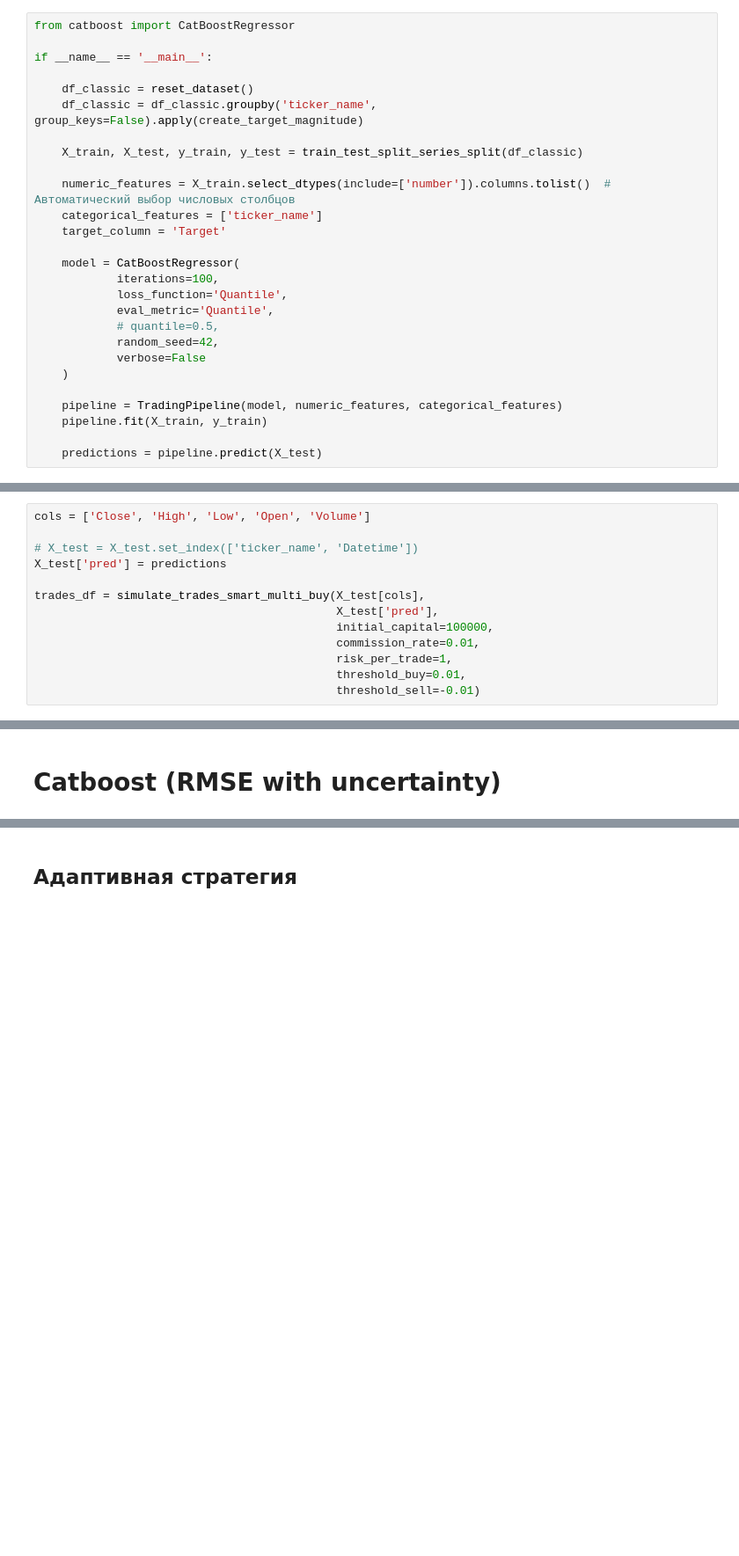
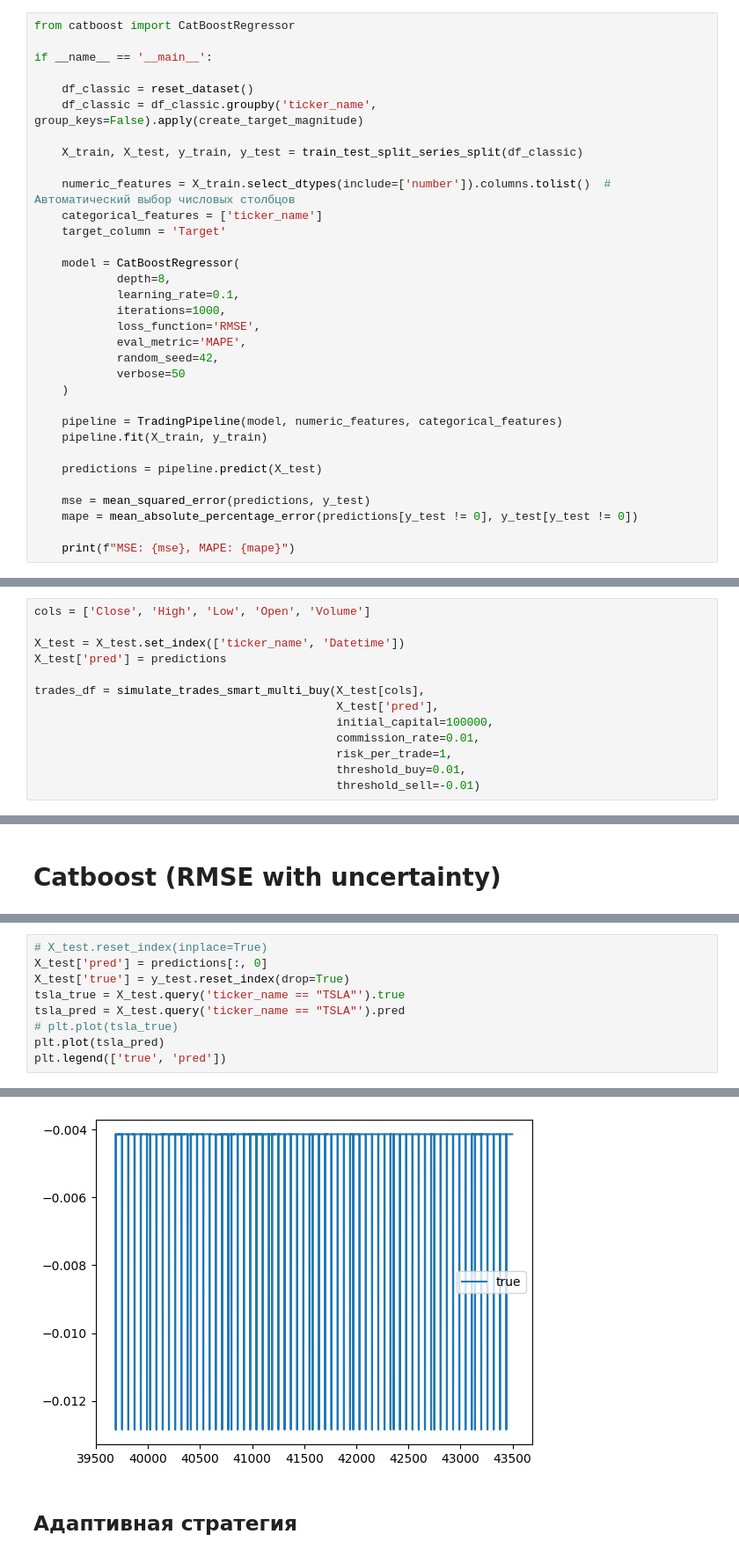
Before and after one commit to vsinyutsina/hft_final_qw, a Jupyter notebook: Применение_самых_простых_стратегий.ipynb, the cells around one changed output, grey strips where cells are left out. Shown: that part at 88% size. Drawn from its saved outputs; the diff is of its cells as text; blank space fills up the shorter version.

```diff
--- a/Применение_самых_простых_стратегий.ipynb
+++ b/Применение_самых_простых_стратегий.ipynb
@@ -860,16 +842,22 @@ if __name__ == '__main__':
     target_column = 'Target'
 
     model = CatBoostRegressor(
-            iterations=100,
-            loss_function='Quantile',
-            eval_metric='Quantile',
-            # quantile=0.5,
+            depth=8,
+            learning_rate=0.1,
+            iterations=1000,
+            loss_function='RMSE',
+            eval_metric='MAPE',
             random_seed=42,
-            verbose=False
+            verbose=50
     )
 
     pipeline = TradingPipeline(model, numeric_features, categorical_features)
     pipeline.fit(X_train, y_train)
 
     predictions = pipeline.predict(X_test)
+
+    mse = mean_squared_error(predictions, y_test)
+    mape = mean_absolute_percentage_error(predictions[y_test != 0], y_test[y_test != 0])
+
+    print(f"MSE: {mse}, MAPE: {mape}")
 # %% [output]
@@ -879,7 +881,7 @@ if __name__ == '__main__':
 # %%
 cols = ['Close', 'High', 'Low', 'Open', 'Volume']
 
-# X_test = X_test.set_index(['ticker_name', 'Datetime'])
+X_test = X_test.set_index(['ticker_name', 'Datetime'])
 X_test['pred'] = predictions
 
 trades_df = simulate_trades_smart_multi_buy(X_test[cols],
@@ -946,0 +985,10 @@ MSE: 1.0438265590420255, MAPE: 492.1355517129944
+# %%
+# X_test.reset_index(inplace=True)
+X_test['pred'] = predictions[:, 0]
+X_test['true'] = y_test.reset_index(drop=True)
+tsla_true = X_test.query('ticker_name == "TSLA"').true
+tsla_pred = X_test.query('ticker_name == "TSLA"').pred
+# plt.plot(tsla_true)
+plt.plot(tsla_pred)
+plt.legend(['true', 'pred'])
+# %% [output]
@@ -947,3 +996,4 @@ MSE: 1.0438265590420255, MAPE: 492.1355517129944
+[figure, added]
 # %% [markdown]
 ## Адаптивная стратегия
 # %%
```
Also changed, not shown: parts of 26 cells of this notebook.
